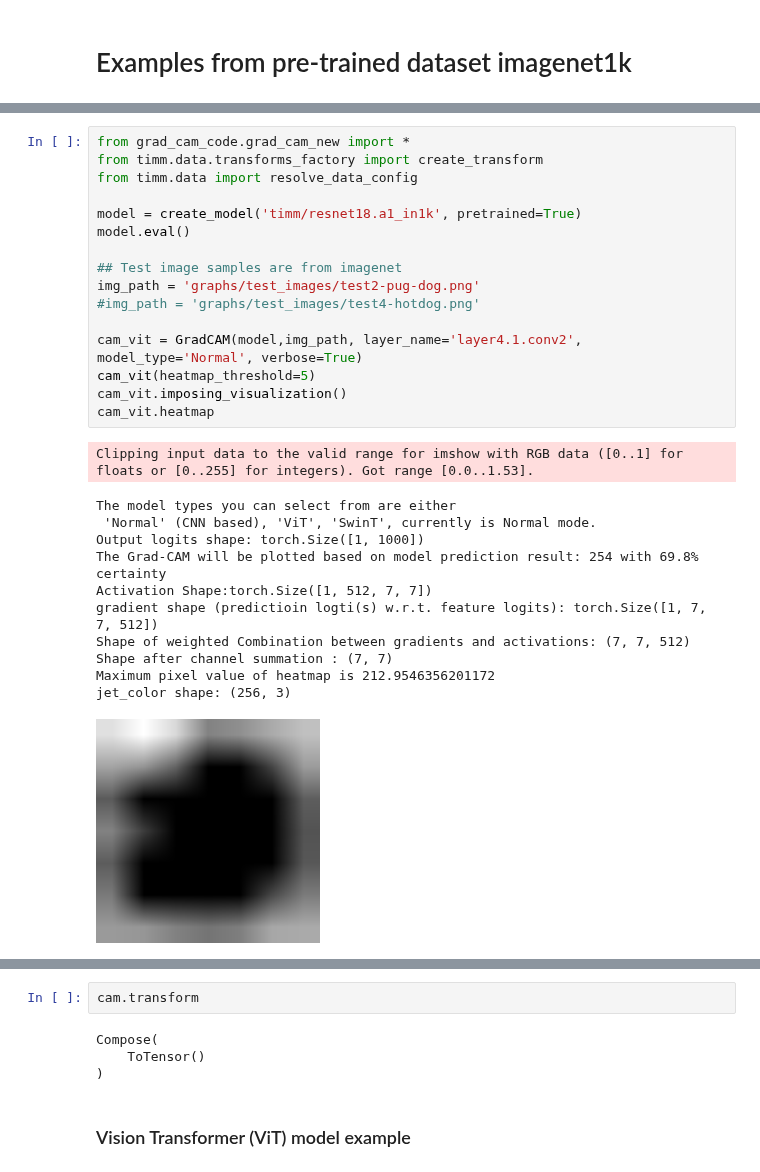
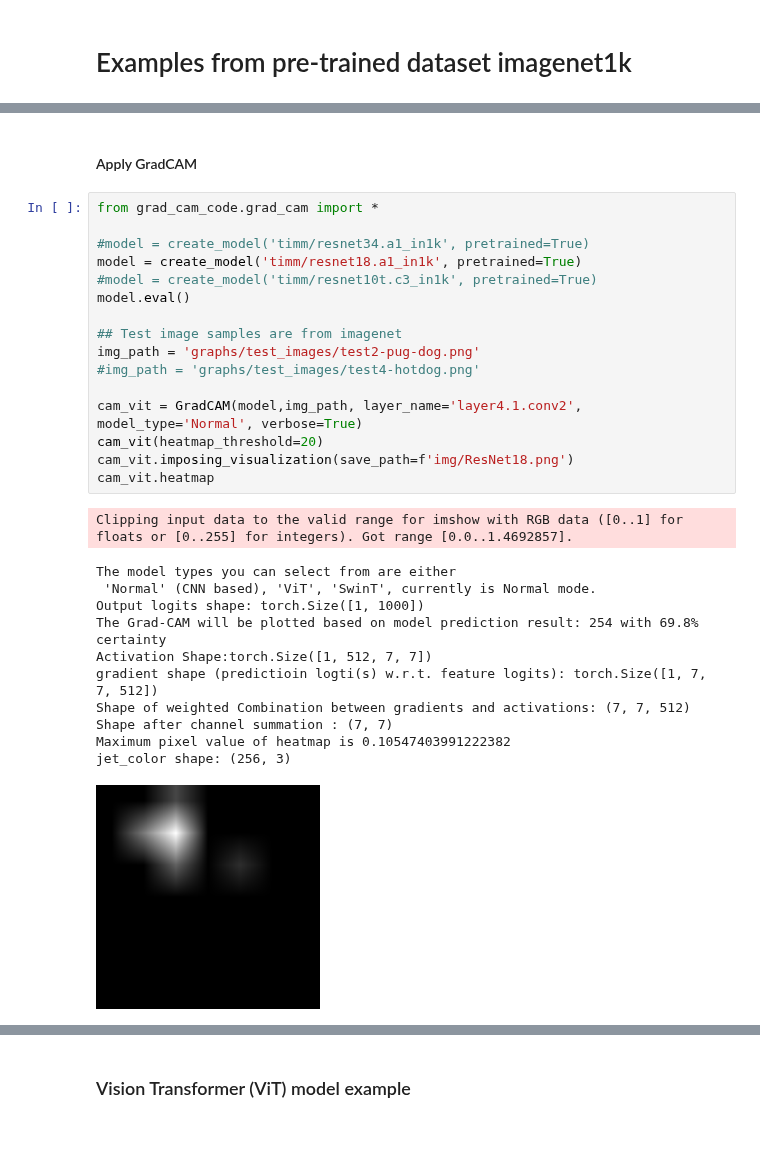
Before and after one commit to TyBruceChen/GradCAM-torch.nn.Module, a Jupyter notebook: test.ipynb, the cells around one changed output, grey strips where cells are left out. Drawn from its saved outputs; the diff is of its cells as text; blank space fills up the shorter version.

```diff
--- a/test.ipynb
+++ b/test.ipynb
@@ -65,32 +28,34 @@ global_pool
 global_pool.pool
 global_pool.flatten
 fc
+# %% [markdown]
+#### Apply GradCAM
 # %%
-from grad_cam_code.grad_cam_new import *
-from timm.data.transforms_factory import create_transform
-from timm.data import resolve_data_config
+from grad_cam_code.grad_cam import *
 
+#model = create_model('timm/resnet34.a1_in1k', pretrained=True)
 model = create_model('timm/resnet18.a1_in1k', pretrained=True)
+#model = create_model('timm/resnet10t.c3_in1k', pretrained=True)
 model.eval()
 
 ## Test image samples are from imagenet
 img_path = 'graphs/test_images/test2-pug-dog.png'
 #img_path = 'graphs/test_images/test4-hotdog.png'
 
 cam_vit = GradCAM(model,img_path, layer_name='layer4.1.conv2', model_type='Normal', verbose=True)
-cam_vit(heatmap_threshold=5)
-cam_vit.imposing_visualization()
+cam_vit(heatmap_threshold=20)
+cam_vit.imposing_visualization(save_path=f'img/ResNet18.png')
 cam_vit.heatmap
 # %% [output]
-Clipping input data to the valid range for imshow with RGB data ([0..1] for floats or [0..255] for integers). Got range [0.0..1.53].
+Clipping input data to the valid range for imshow with RGB data ([0..1] for floats or [0..255] for integers). Got range [0.0..1.4692857].
 The model types you can select from are either
  'Normal' (CNN based), 'ViT', 'SwinT', currently is Normal mode.
 Output logits shape: torch.Size([1, 1000])
 The Grad-CAM will be plotted based on model prediction result: 254 with 69.8% certainty
 Activation Shape:torch.Size([1, 512, 7, 7])
 gradient shape (predictioin logti(s) w.r.t. feature logits): torch.Size([1, 7, 7, 512])
 Shape of weighted Combination between gradients and activations: (7, 7, 512)
 Shape after channel summation : (7, 7)
-Maximum pixel value of heatmap is 212.9546356201172
+Maximum pixel value of heatmap is 0.10547403991222382
 jet_color shape: (256, 3)
-[figure, old version]
+[figure, new version]
@@ -98,8 +63,2 @@ jet_color shape: (256, 3)
-# %%
-cam.transform
-# %% [output]
-Compose(
-    ToTensor()
-)
 # %% [markdown]
 ### Vision Transformer (ViT) model example
```
Also changed, not shown: parts of 18 cells of this notebook, 17 other files.
